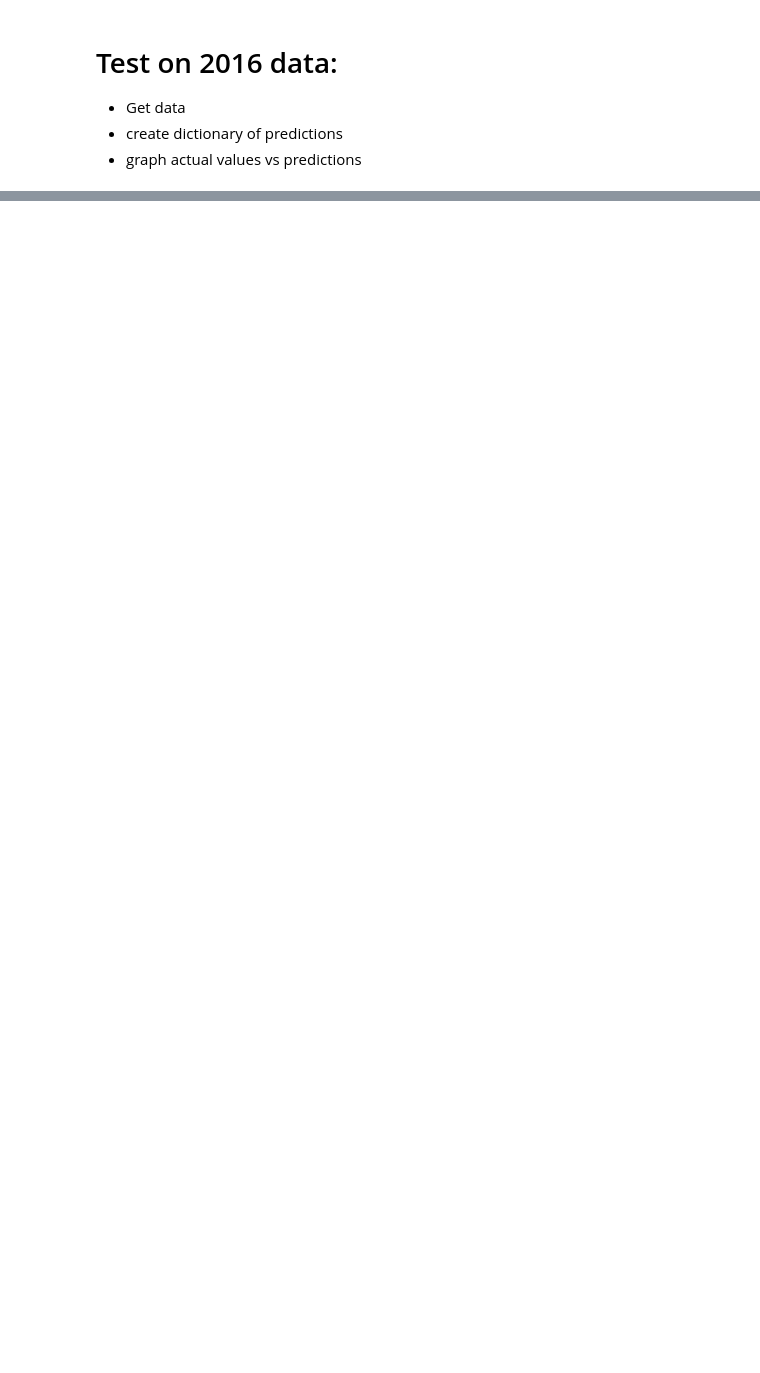
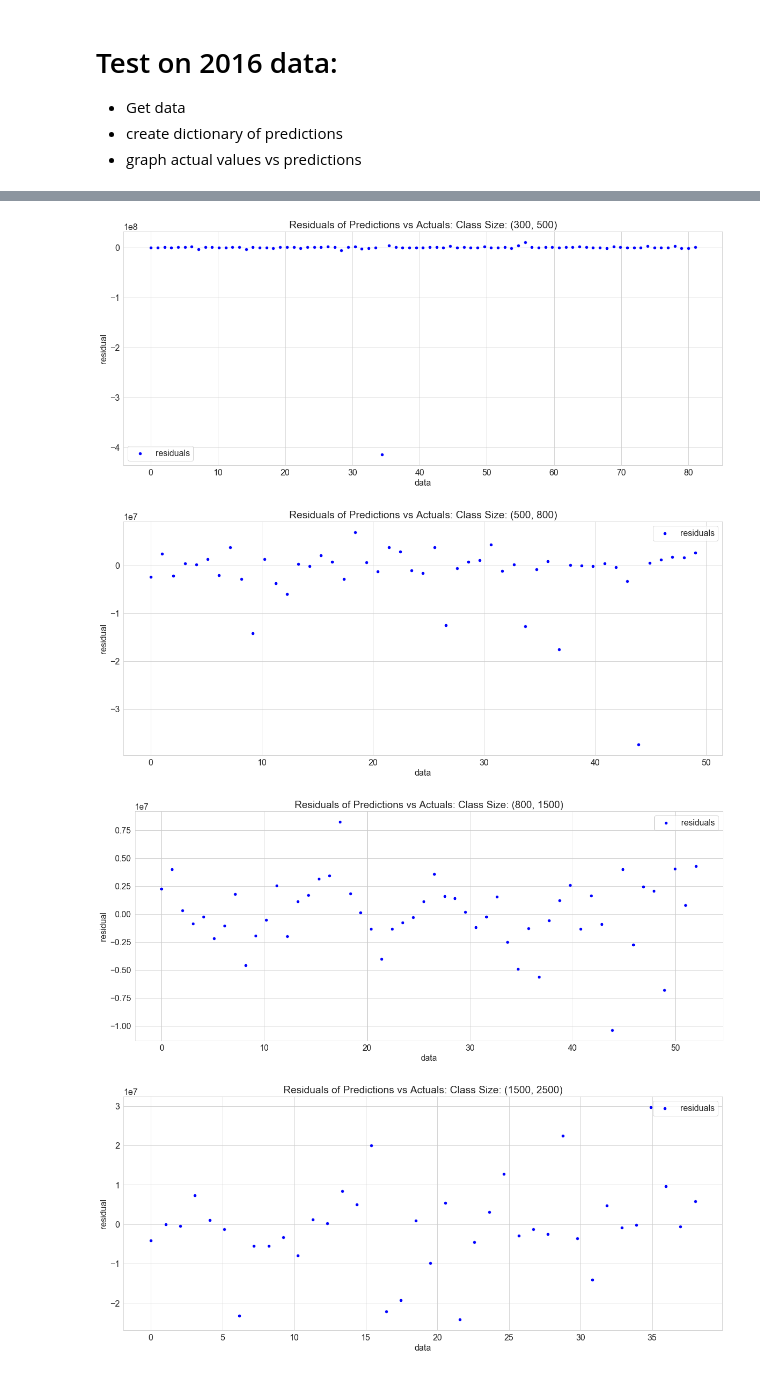
Before and after one commit to LindseyMoser/DSI_Capstone_B, a Jupyter notebook: 1_Data/Model_RegressionTree_PlanSizeSplit.ipynb, the cells around one changed output, grey strips where cells are left out. Drawn from its saved outputs; the diff is of its cells as text; code cells hidden in the pictures; blank space fills up the shorter version.

```diff
--- a/1_Data/Model_RegressionTree_PlanSizeSplit.ipynb
+++ b/1_Data/Model_RegressionTree_PlanSizeSplit.ipynb
@@ -161,0 +210,10 @@ for i in partition_list[1:]:
+# %%
+for i in partition_list[1:]:
+    y_true = partitioned_dict_of_df_16[i][1]
+    y_pred = predict_dict_16[i]
+    plot_residuals(y_true, y_pred, i)
+# %% [output]
+[figure, added]
+[figure, added]
+[figure, added]
+[figure, added]
```
Also changed, not shown: parts of 24 cells of this notebook, 2 other files.
